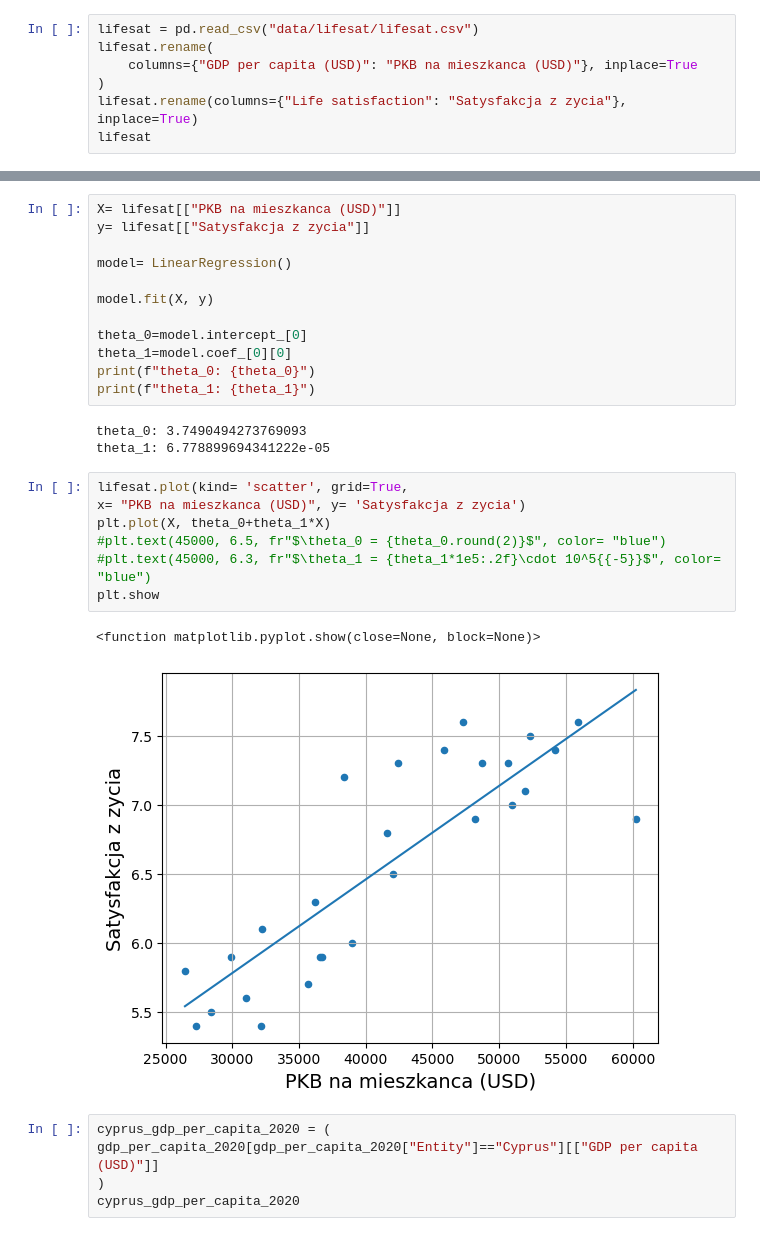
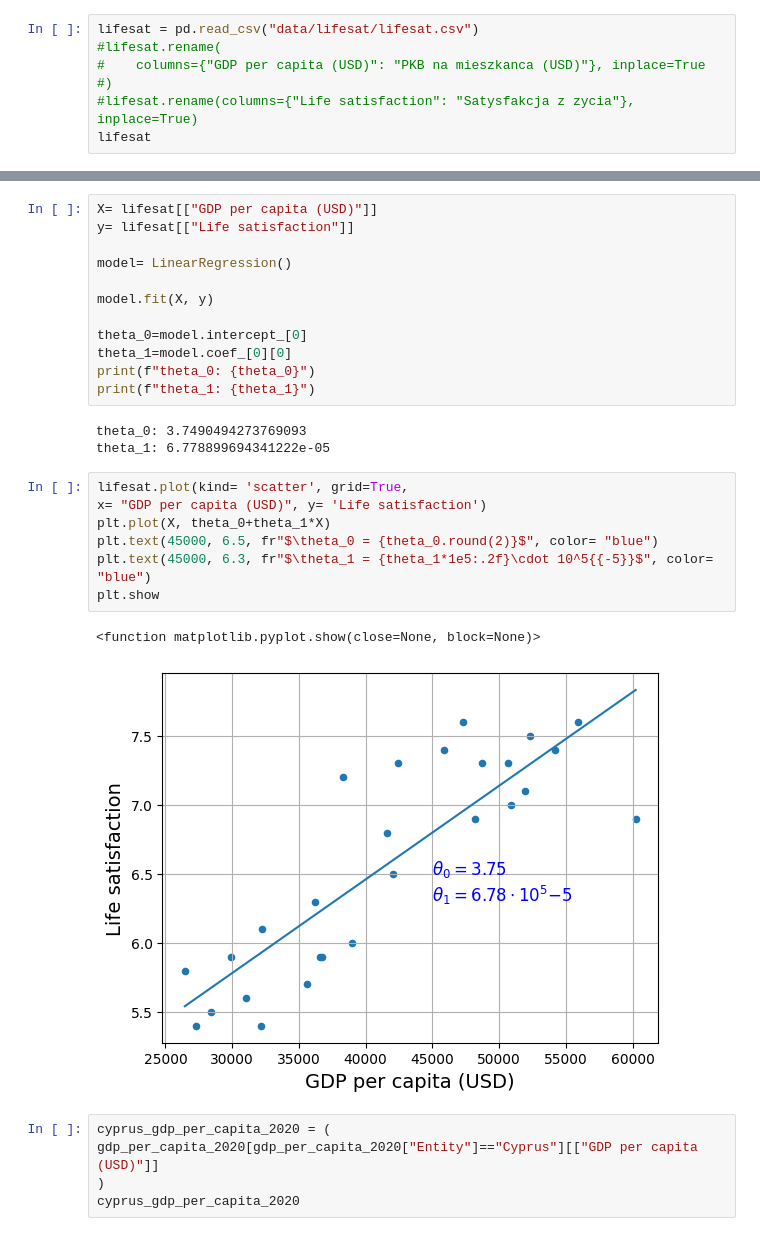
Before and after one commit to DaryaBelka/machine-learning, a Jupyter notebook: 01_krajobraz_uczenia_maszynowego.ipynb, the cells around one changed output, grey strips where cells are left out. Saved outputs shown, nothing was run; the diff lists cells and outputs as text.

```diff
--- a/01_krajobraz_uczenia_maszynowego.ipynb
+++ b/01_krajobraz_uczenia_maszynowego.ipynb
@@ -233,9 +233,9 @@ country_stats.to_csv(datapath / "lifesat.csv", index = False)
 Wczytamy utworzony plik lifesat
 # %%
 lifesat = pd.read_csv("data/lifesat/lifesat.csv")
-lifesat.rename(
-    columns={"GDP per capita (USD)": "PKB na mieszkanca (USD)"}, inplace=True
-)
-lifesat.rename(columns={"Life satisfaction": "Satysfakcja z zycia"}, inplace=True)
+#lifesat.rename(
+#    columns={"GDP per capita (USD)": "PKB na mieszkanca (USD)"}, inplace=True
+#)
+#lifesat.rename(columns={"Life satisfaction": "Satysfakcja z zycia"}, inplace=True)
 lifesat
 # %% [output]
@@ -265,6 +265,6 @@ x= "PKB na mieszkanca (USD)", y= "Satysfakcja z zycia")
 # %%
-X= lifesat[["PKB na mieszkanca (USD)"]]
-y= lifesat[["Satysfakcja z zycia"]]
+X= lifesat[["GDP per capita (USD)"]]
+y= lifesat[["Life satisfaction"]]
 
 model= LinearRegression()
 
@@ -279,14 +279,14 @@ theta_0: 3.7490494273769093
 theta_1: 6.778899694341222e-05
 # %%
 lifesat.plot(kind= 'scatter', grid=True,
-x= "PKB na mieszkanca (USD)", y= 'Satysfakcja z zycia')
+x= "GDP per capita (USD)", y= 'Life satisfaction')
 plt.plot(X, theta_0+theta_1*X)
-#plt.text(45000, 6.5, fr"$\theta_0 = {theta_0.round(2)}$", color= "blue")
-#plt.text(45000, 6.3, fr"$\theta_1 = {theta_1*1e5:.2f}\cdot 10^5{{-5}}$", color= "blue")
+plt.text(45000, 6.5, fr"$\theta_0 = {theta_0.round(2)}$", color= "blue")
+plt.text(45000, 6.3, fr"$\theta_1 = {theta_1*1e5:.2f}\cdot 10^5{{-5}}$", color= "blue")
 plt.show
 # %% [output]
 <function matplotlib.pyplot.show(close=None, block=None)>
-[figure, old version]
+[figure, new version]
 # %%
 cyprus_gdp_per_capita_2020 = (
 gdp_per_capita_2020[gdp_per_capita_2020["Entity"]=="Cyprus"][["GDP per capita (USD)"]]
```
Also changed, not shown: parts of 4 cells of this notebook.
